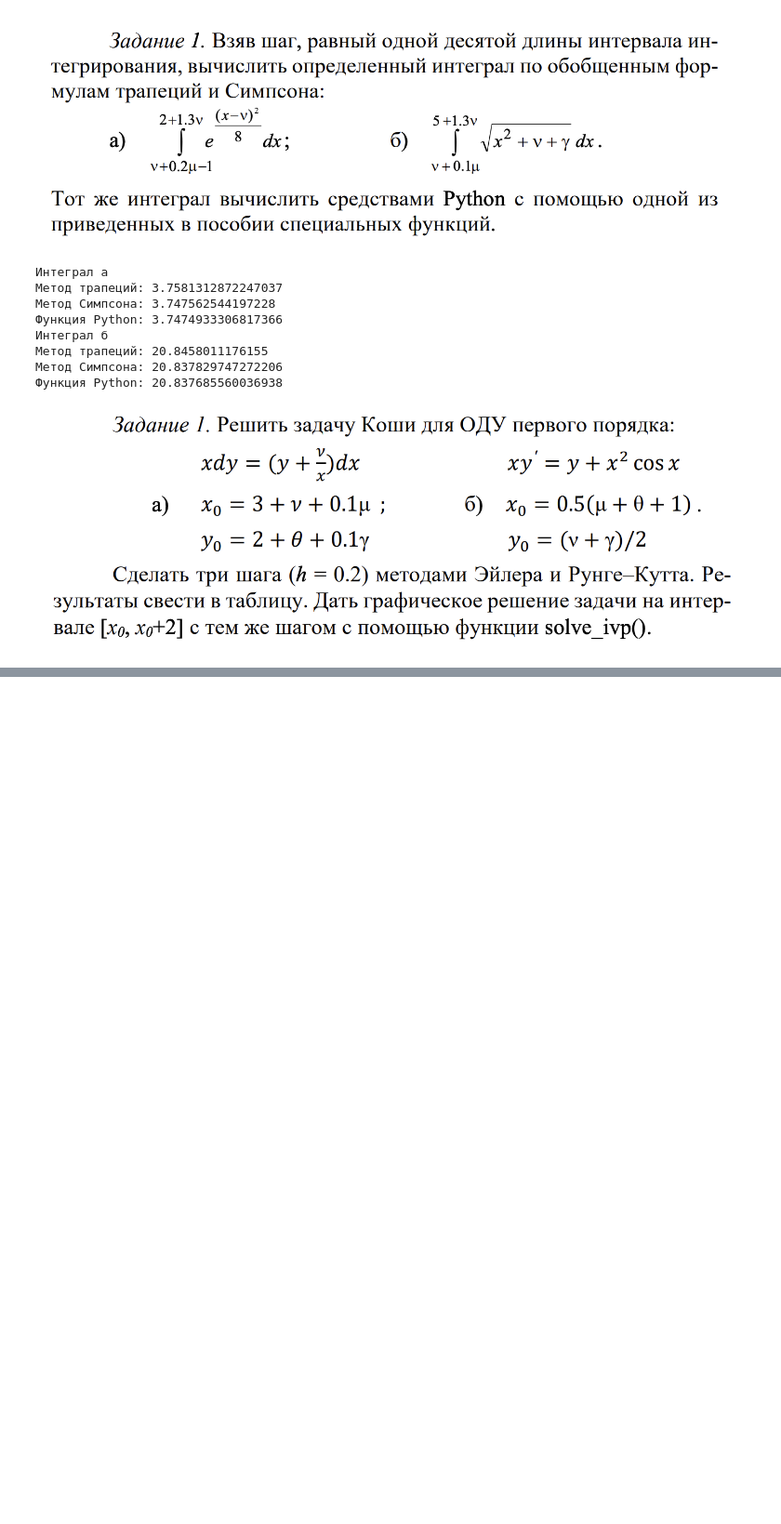
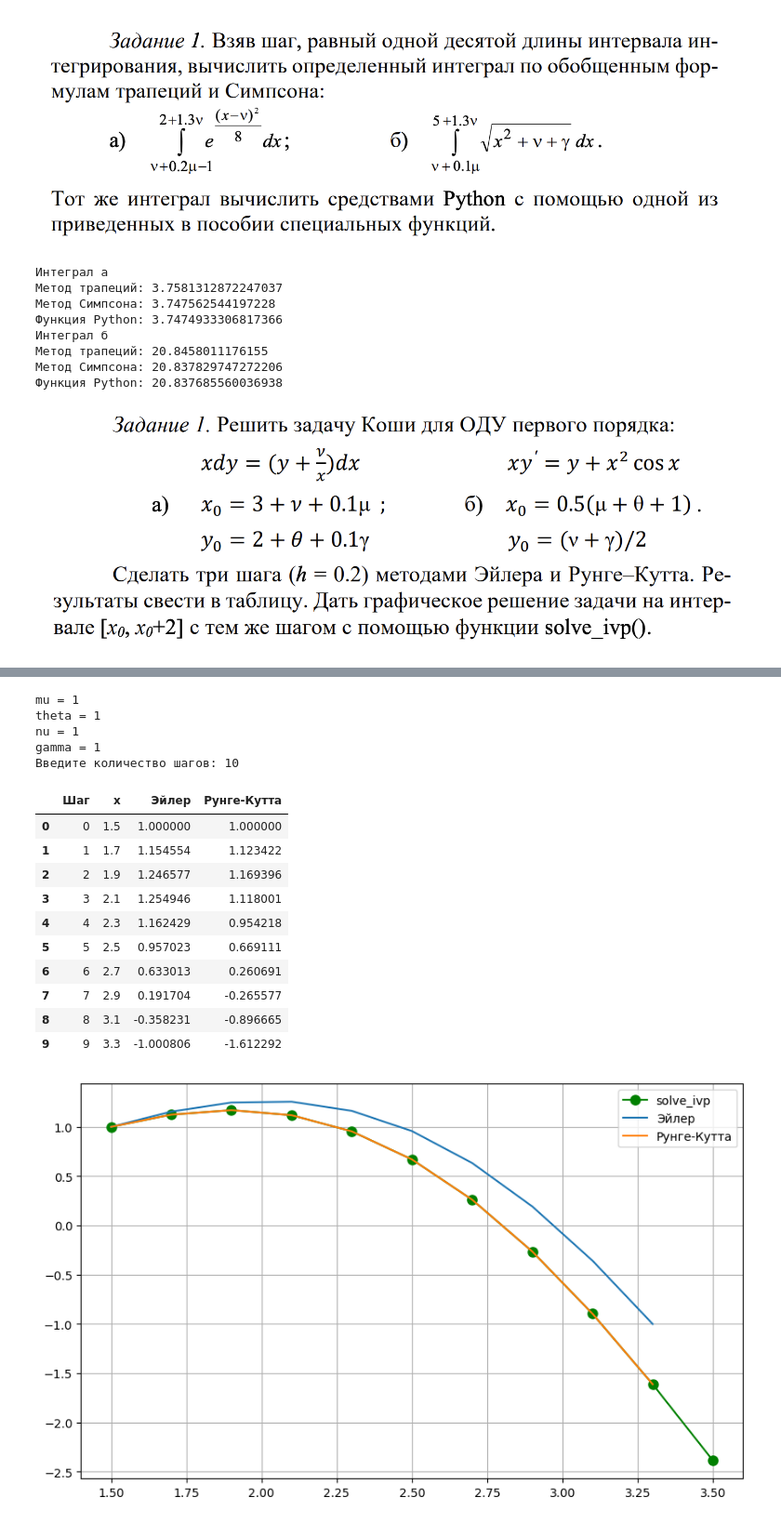
Before and after one commit to alexmordashov/computer_math, a Jupyter notebook: 4. Библиотека SciPy/Практическая_работа_№4_Библиотека_SciPy_Часть_№1.ipynb, the cells around one changed output, grey strips where cells are left out. Shown at 93% size. Cells and saved outputs as stored; diff of their text form; code cells hidden in the pictures; blank space fills up the shorter version.

```diff
--- a/4. Библиотека SciPy/Практическая_работа_№4_Библиотека_SciPy_Часть_№1.ipynb
+++ b/4. Библиотека SciPy/Практическая_работа_№4_Библиотека_SciPy_Часть_№1.ipynb
@@ -412,0 +476,63 @@ result(f_b, a_b, b_b)
+# %%
+def f(x, y):
+    return y / x + x * np.cos(x)
+
+mu = float(input('mu = '))
+theta = float(input('theta = '))
+nu = float(input('nu = '))
+gamma = float(input('gamma = '))
+steps = int(input('Введите количество шагов: '))
+
+x0 = 0.5 * (mu + theta + 1)
+y0 = (nu + gamma) / 2
+h = 0.2
+results = []
+x_curr, y_eiler, y_rk = x0, y0, y0
+
+for i in range(steps):
+    results.append({
+        'Шаг': i,
+        'x': x_curr,
+        'Эйлер': y_eiler,
+        'Рунге-Кутта': y_rk
+    })
+    if i < steps:
+        y_eiler = y_eiler + h * f(x_curr, y_eiler)
+
+        k1 = f(x_curr, y_rk)
+        k2 = f(x_curr + h/2, y_rk + h*k1/2)
+        k3 = f(x_curr + h/2, y_rk + h*k2/2)
+        k4 = f(x_curr + h, y_rk + h*k3)
+        y_rk = y_rk + (h/6) * (k1 + 2*k2 + 2*k3 + k4)
+        x_curr += h
+
+df = pd.DataFrame(results)
+display(df)
+x_span = [x0, x0 + 2]
+x_eval = np.arange(x0, x0 + 2.01, h)
+sol = solve_ivp(lambda x, y: f(x, y[0]), x_span, [y0], t_eval=x_eval)
+plt.figure(figsize=(10, 6))
+plt.plot(sol.t, sol.y[0], 'o-', label='solve_ivp', color='green', markersize=8)
+plt.plot(df['x'], df['Эйлер'], label='Эйлер')
+plt.plot(df['x'], df['Рунге-Кутта'], label='Рунге-Кутта')
+plt.legend()
+plt.grid(True)
+plt.show()
+# %% [output]
+mu = 1
+theta = 1
+nu = 1
+gamma = 1
+Введите количество шагов: 10
+|  | Шаг | x | Эйлер | Рунге-Кутта |
+| 0 | 0 | 1.5 | 1.000000 | 1.000000 |
+| 1 | 1 | 1.7 | 1.154554 | 1.123422 |
+| 2 | 2 | 1.9 | 1.246577 | 1.169396 |
+| 3 | 3 | 2.1 | 1.254946 | 1.118001 |
+| 4 | 4 | 2.3 | 1.162429 | 0.954218 |
+| 5 | 5 | 2.5 | 0.957023 | 0.669111 |
+| 6 | 6 | 2.7 | 0.633013 | 0.260691 |
+| 7 | 7 | 2.9 | 0.191704 | -0.265577 |
+| 8 | 8 | 3.1 | -0.358231 | -0.896665 |
+| 9 | 9 | 3.3 | -1.000806 | -1.612292 |
+[figure, added]
```
Also changed, not shown: parts of 3 cells of this notebook.
